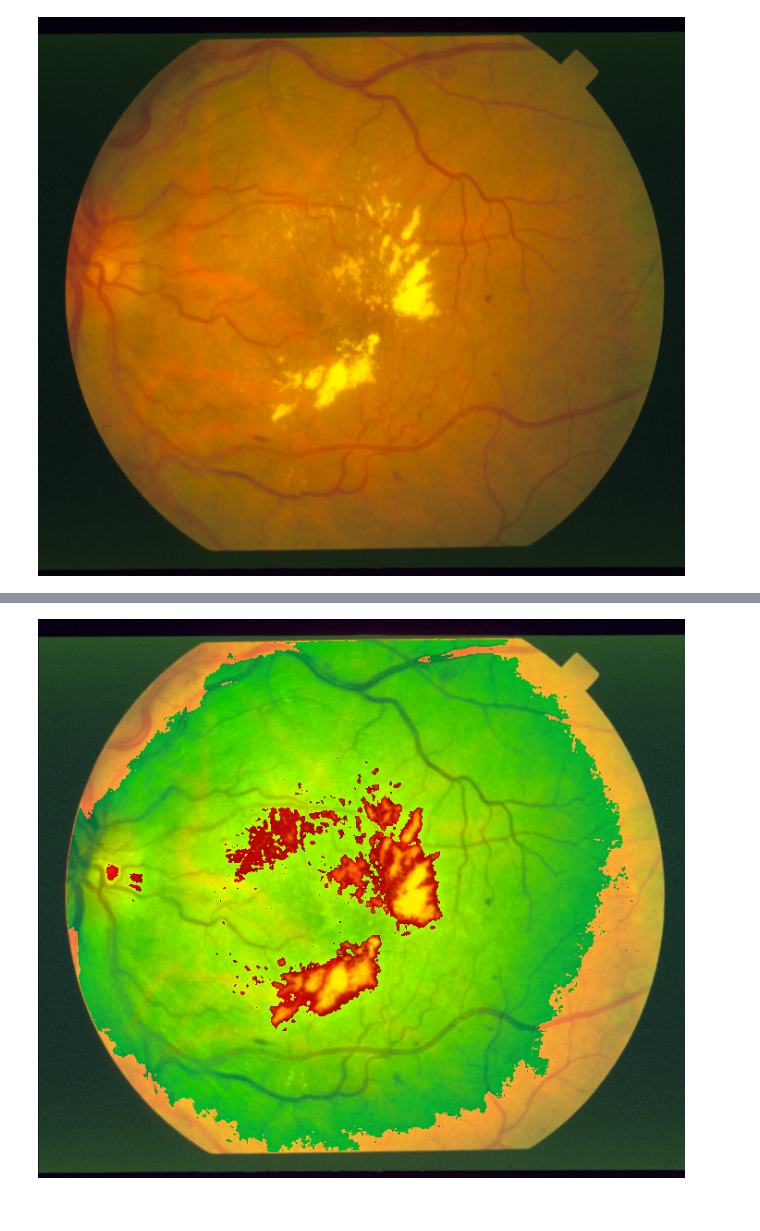
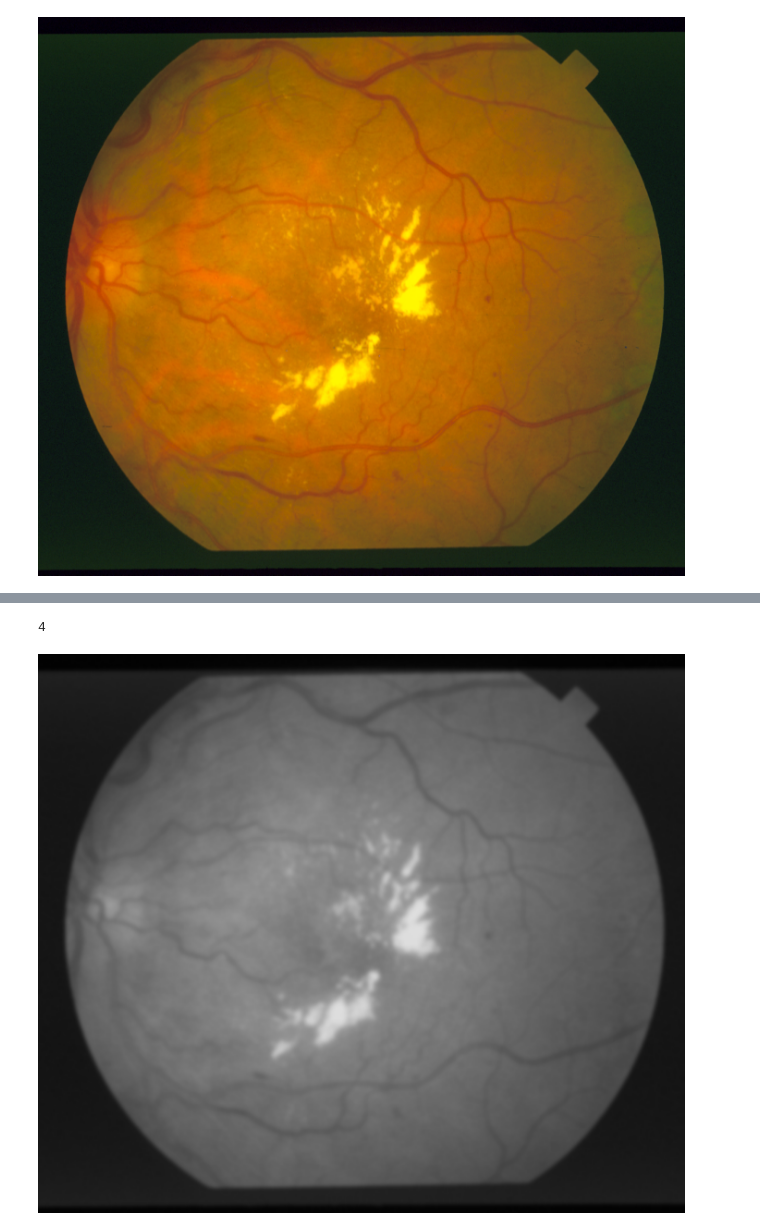
Before and after one commit to MateuszPoprawa/Retinal-Blood-Vessels-Segmentation, a Jupyter notebook: Retinal Blood Vessels Segmentation.ipynb, the cells around one changed output, grey strips where cells are left out. Saved outputs shown, nothing was run; the diff lists cells and outputs as text; code cells hidden in the pictures.

```diff
--- a/Retinal Blood Vessels Segmentation.ipynb
+++ b/Retinal Blood Vessels Segmentation.ipynb
@@ -33,5 +31,6 @@ Image.fromarray(m)
 # %%
-c = [[1, 1, 1], [0, 0, 0], [-1, -1, -1]]
+c = [[1, 2, 1], [0, 0, 0], [-1, -2, -1]]
+#c = [[-1, 0, 1], [-2, 0, 2], [-1, 0, 1]]
 m = np.array(image)
 n = 1
 for i in range(h):
@@ -44,6 +43,4 @@ for i in range(h):
                         s[k] += c[p - (i - n)][q - (j - n)] * matrix[p][q][k]
         for k in range(0, 3):
             m[i][j][k] = s[k]
-Image.fromarray(m)
+#Image.fromarray(m)
-# %% [output]
-[figure, removed]
@@ -49,0 +50,11 @@ Image.fromarray(m)
+# %%
+grayImage = ImageOps.grayscale(image)
+grayImage = grayImage.filter(ImageFilter.GaussianBlur(radius = 2))
+matrix = np.array(grayImage)
+w = image.width
+h = image.height
+print(matrix[0][0])
+grayImage
+# %% [output]
+4
+[figure, added]
```
Also changed, not shown: parts of 9 cells of this notebook.
